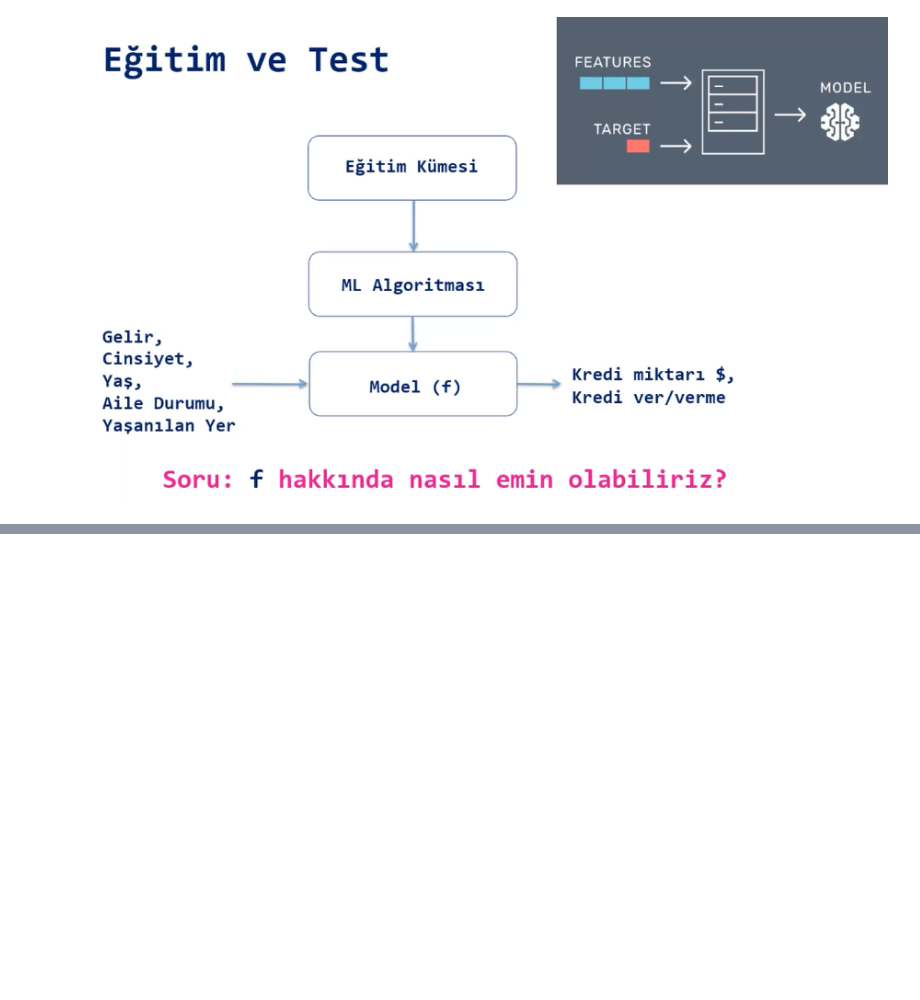
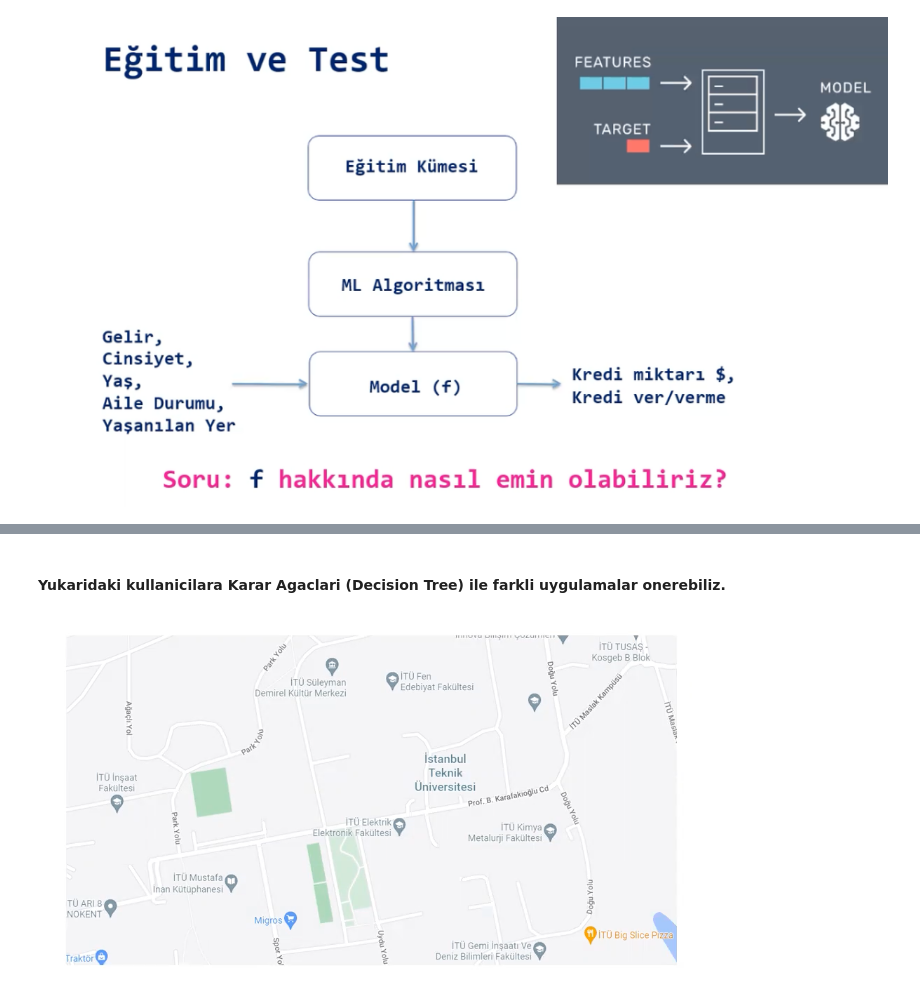
Before and after one commit to HuseyinEfkanAlp/PythonLectureNotes, a Jupyter notebook: MachineLearningNotes.ipynb, the cells around one changed output, grey strips where cells are left out. Saved outputs shown, nothing was run; the diff lists cells and outputs as text; code cells hidden in the pictures; blank space fills up the shorter version.

```diff
--- a/MachineLearningNotes.ipynb
+++ b/MachineLearningNotes.ipynb
@@ -56,0 +84,6 @@ display(Image(filename='images/egitimVeTest.png'))
+# %% [markdown]
+#### Yukaridaki kullanicilara Karar Agaclari (Decision Tree) ile farkli uygulamalar onerebiliz.
+# %%
+display(Image(filename='images/ornek3Kmeans.png'))
+# %% [output]
+[figure, added]
```
Also changed, not shown: parts of 14 cells of this notebook, 10 other files.
